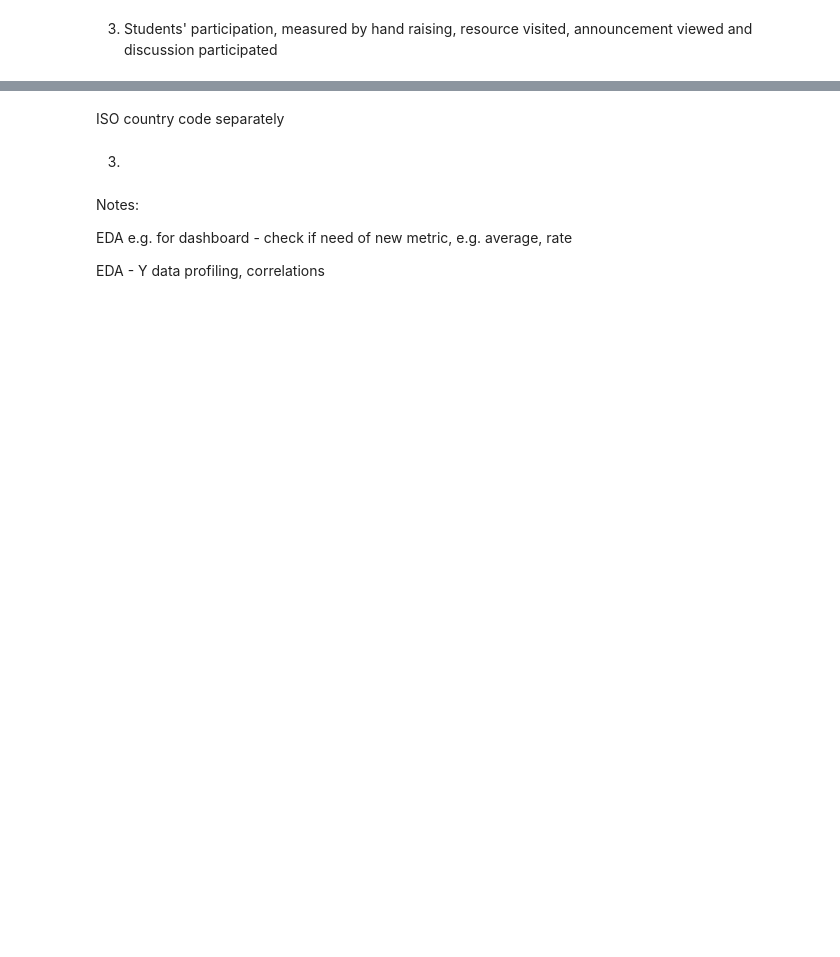
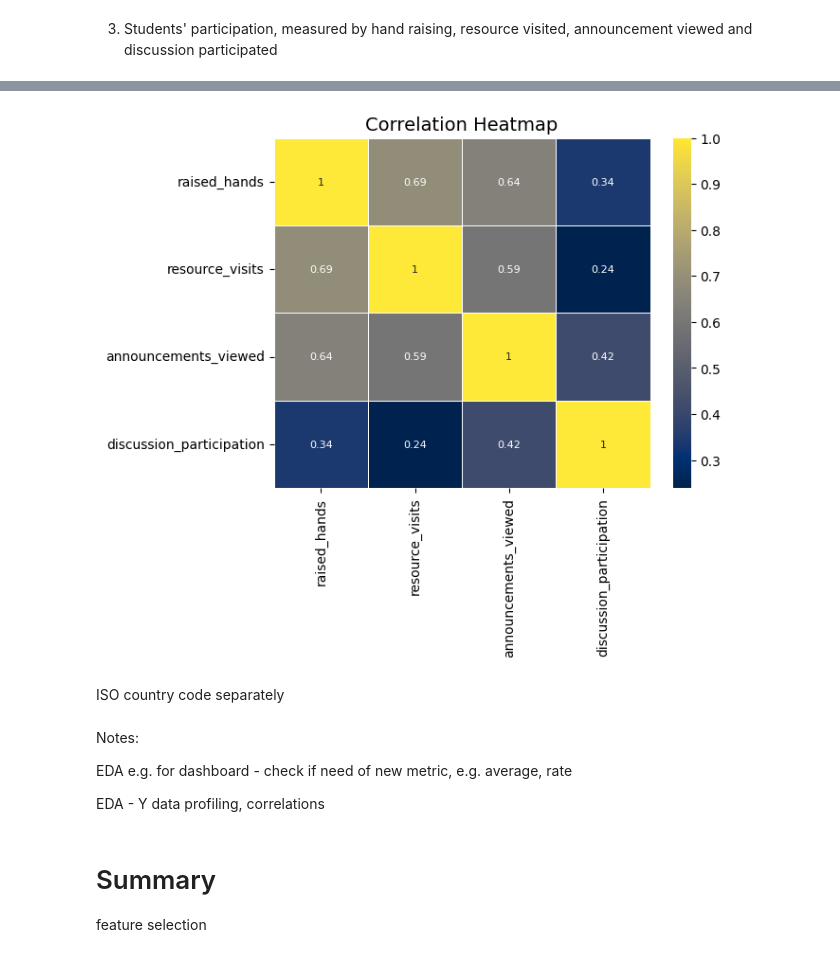
Before and after one commit to 8osco/academic_performance_analysis, a Jupyter notebook: jupyter_notebooks/2_exploratory_analysis.ipynb, the cells around one changed output, grey strips where cells are left out. Cells and saved outputs as stored; diff of their text form; code cells hidden in the pictures; blank space fills up the shorter version.

```diff
--- a/jupyter_notebooks/2_exploratory_analysis.ipynb
+++ b/jupyter_notebooks/2_exploratory_analysis.ipynb
@@ -117,0 +248,4 @@ There were 3 areas identified above which we would like to explore further, whic
+# %%
+df_numeric = df.select_dtypes(include='int64') # Select all numeric columns
+df_corr = df_numeric.corr(method='pearson') # use Pearson correlation method to calculate correlation
+df_corr
@@ -118,10 +258,25 @@ There were 3 areas identified above which we would like to explore further, whic
+# %%
+# Create a heatmap of the correlation matrix
+sns.heatmap(data=df_corr,
+            annot=True, # Use annotations to show correlation values
+            linewidths=0.5, # Add lines between cells
+            annot_kws={"size": 8}, # Adjust annotation size
+            cmap='cividis', # Set the colormap to 'cividis' which is colorblind-friendly
+            )
+
+plt.title("Correlation Heatmap", fontsize=14) # Add title
+plt.show()
+# %% [output]
+[figure, added]
 # %% [markdown]
 ISO country code separately
-# %% [markdown]
-3)
 # %% [markdown]
 Notes:
 
 EDA e.g. for dashboard - check if need of new metric, e.g. average, rate
 
 EDA - Y data profiling, correlations
+# %% [markdown]
+# Summary
+
+feature selection
```
Also changed, not shown: parts of 23 cells of this notebook, 4 other files.
